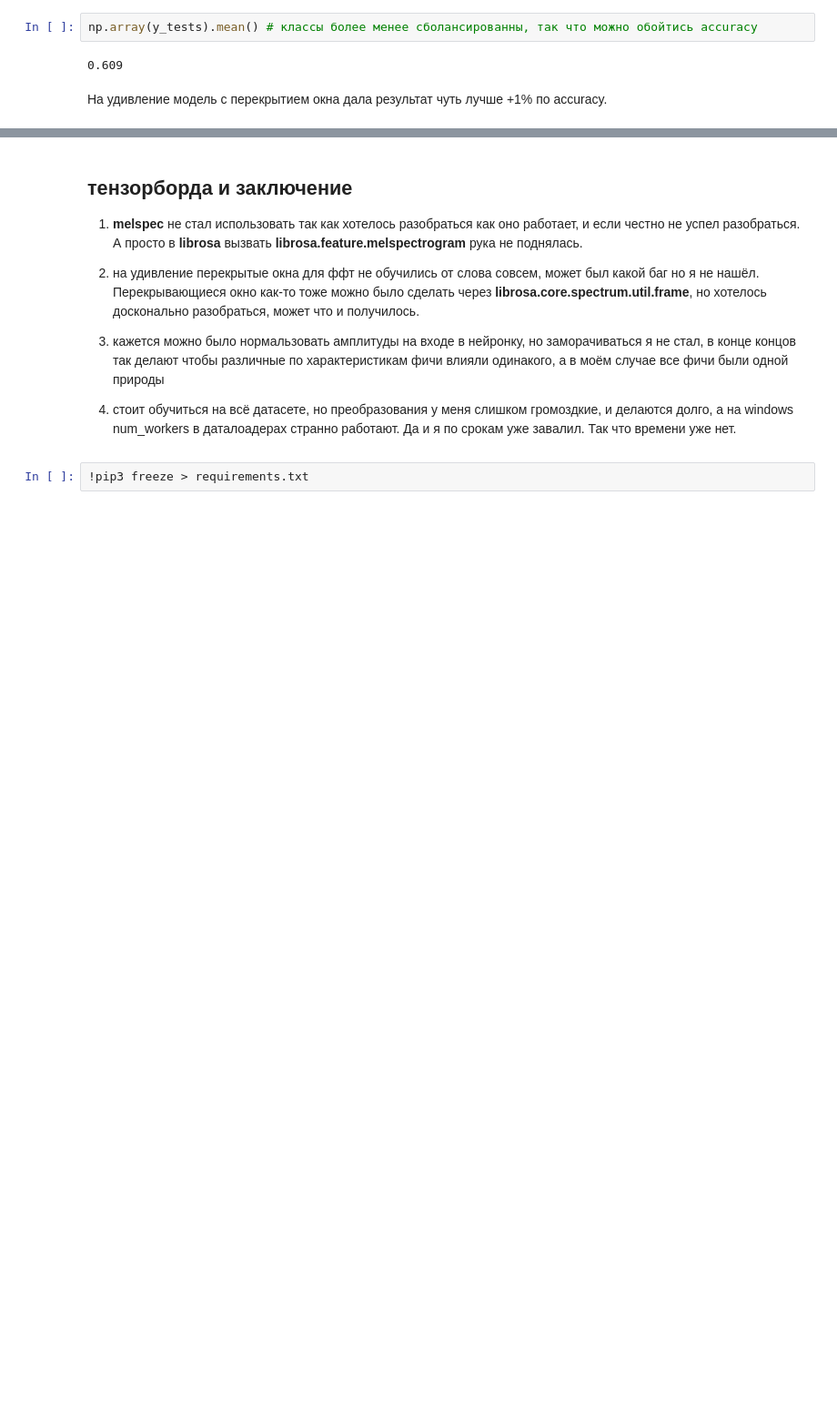
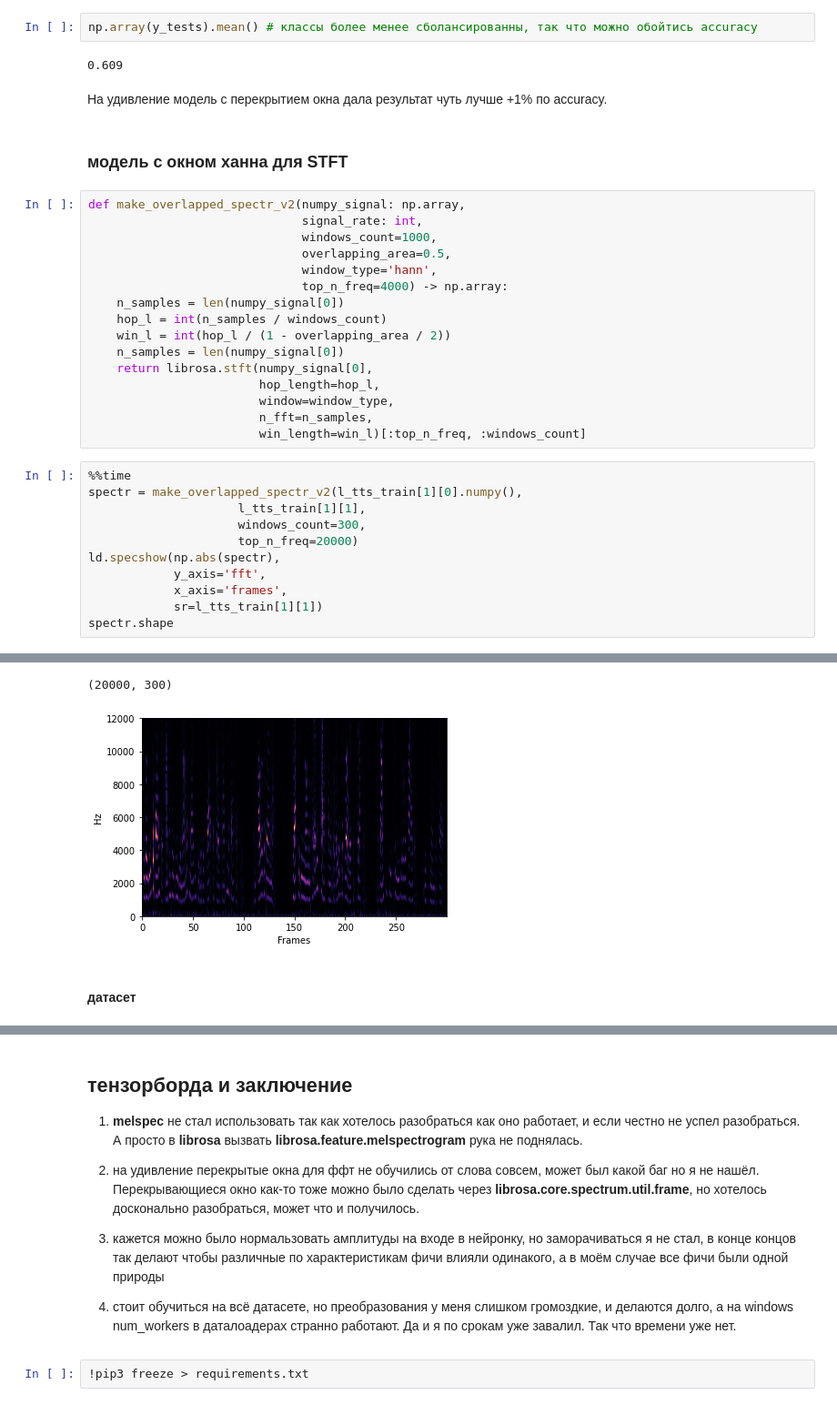
Before and after one commit to aupuzikov/huawei, a Jupyter notebook: main.ipynb, the cells around one changed output, grey strips where cells are left out. Shown at 91% size. Cells and saved outputs as stored; diff of their text form; blank space fills up the shorter version.

```diff
--- a/main.ipynb
+++ b/main.ipynb
@@ -621,3 +666,33 @@ np.array(y_tests).mean() # классы более менее сболансир
 0.609
 # %% [markdown]
 На удивление модель с перекрытием окна дала результат чуть лучше +1% по accuracy.
+# %% [markdown]
+### модель с окном ханна для STFT
+# %%
+def make_overlapped_spectr_v2(numpy_signal: np.array,
+                              signal_rate: int,
+                              windows_count=1000,
+                              overlapping_area=0.5,
+                              window_type='hann',
+                              top_n_freq=4000) -> np.array:
+    n_samples = len(numpy_signal[0])
+    hop_l = int(n_samples / windows_count)
+    win_l = int(hop_l / (1 - overlapping_area / 2))
+    n_samples = len(numpy_signal[0])
+    return librosa.stft(numpy_signal[0],
+                        hop_length=hop_l,
+                        window=window_type,
+                        n_fft=n_samples,
+                        win_length=win_l)[:top_n_freq, :windows_count]
+# %%
+%%time
+spectr = make_overlapped_spectr_v2(l_tts_train[1][0].numpy(),
+                     l_tts_train[1][1],
+                     windows_count=300,
+                     top_n_freq=20000)
+ld.specshow(np.abs(spectr),
+            y_axis='fft',
+            x_axis='frames',
+            sr=l_tts_train[1][1])
+spectr.shape
+# %% [output]
@@ -623,0 +700,4 @@ np.array(y_tests).mean() # классы более менее сболансир
+(20000, 300)
+[figure, added]
+# %% [markdown]
+#### датасет
```
Also changed, not shown: parts of 20 cells of this notebook, 3 other files.
